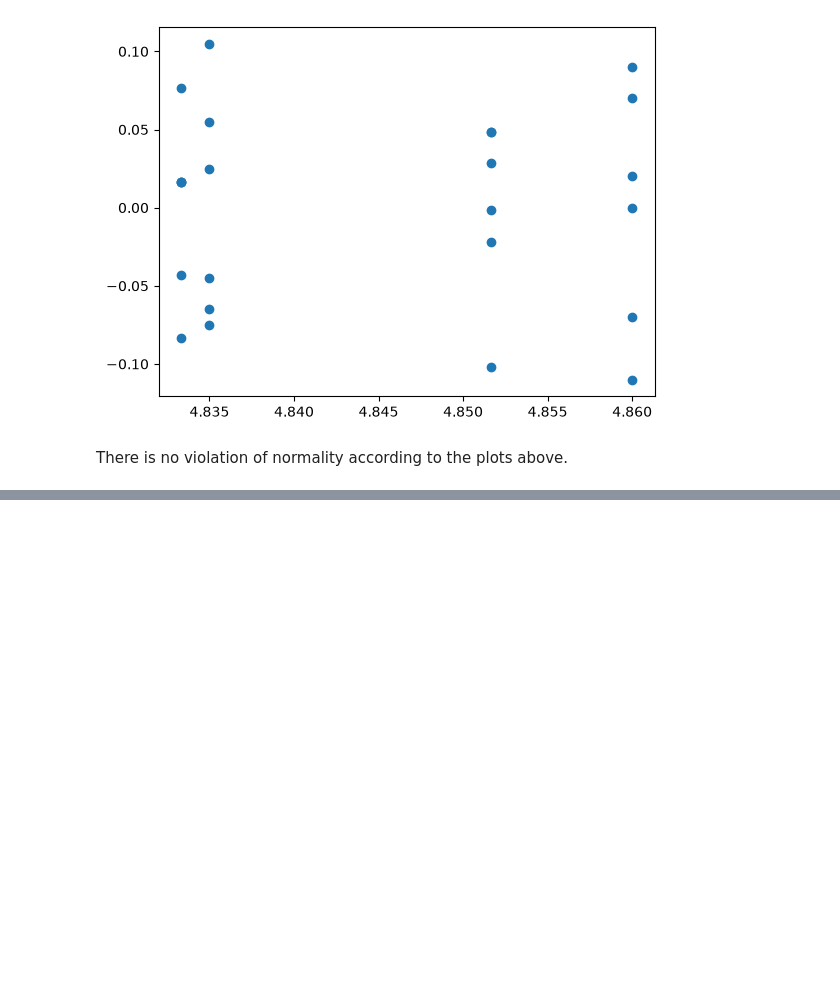
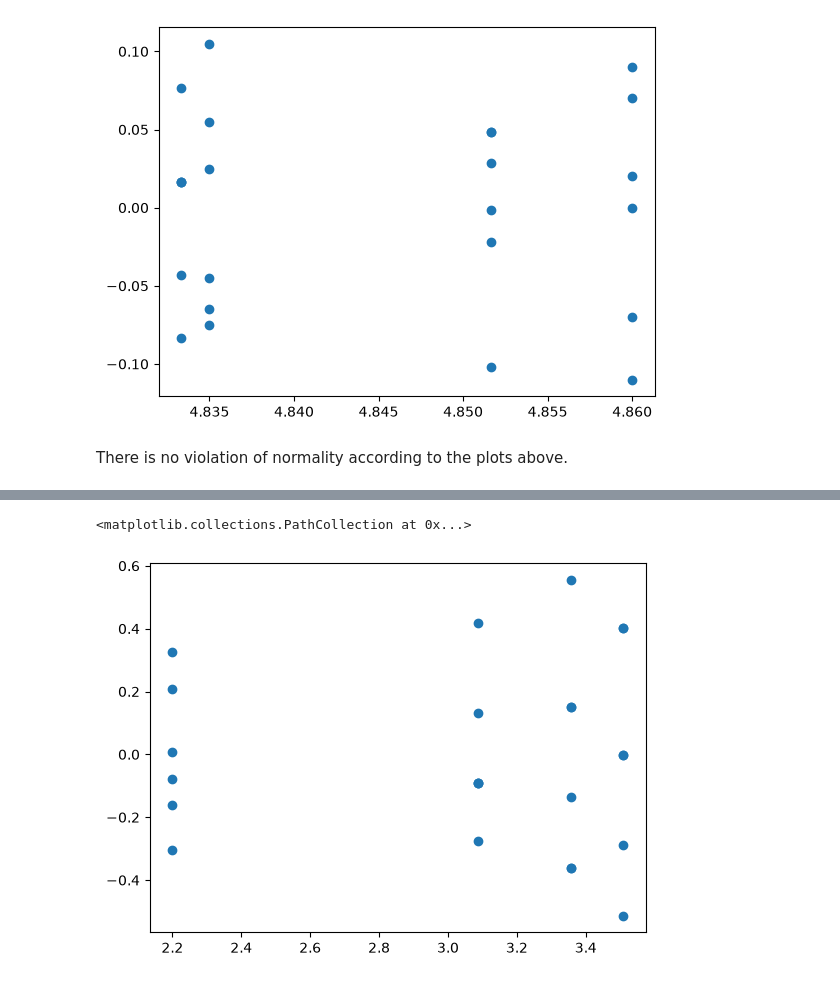
Before and after one commit to Peiguang2024/design-of-experiment, a Jupyter notebook: Montgomery/chapter3.ipynb, the cells around one changed output, grey strips where cells are left out. Drawn from its saved outputs; the diff is of its cells as text; code cells hidden in the pictures; blank space fills up the shorter version.

```diff
--- a/Montgomery/chapter3.ipynb
+++ b/Montgomery/chapter3.ipynb
@@ -1601,0 +1614,5 @@ There is no violation of normality according to the plots above.
+# %%
+plt.scatter(df_28.groupby('alg')['log_noise'].transform('mean'), df_28['log_noise'] - df_28.groupby('alg')['log_noise'].transform('mean'),) # residual against predictions
+# %% [output]
+<matplotlib.collections.PathCollection at 0x...>
+[figure, added]
```
Also changed, not shown: parts of 15 cells of this notebook, 1 other file.
